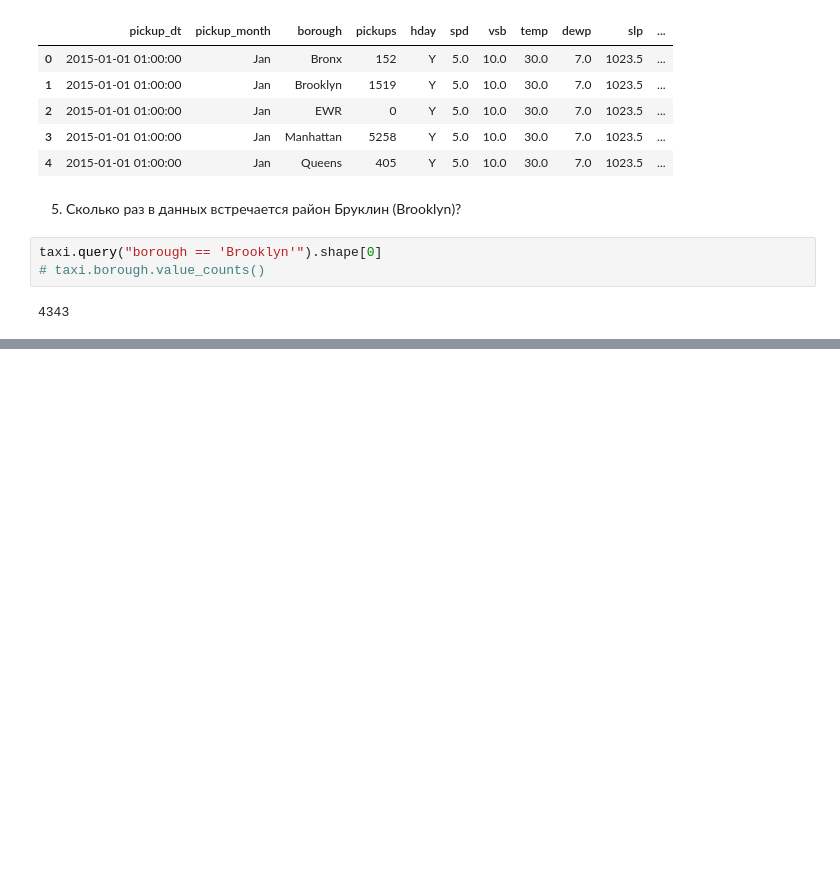
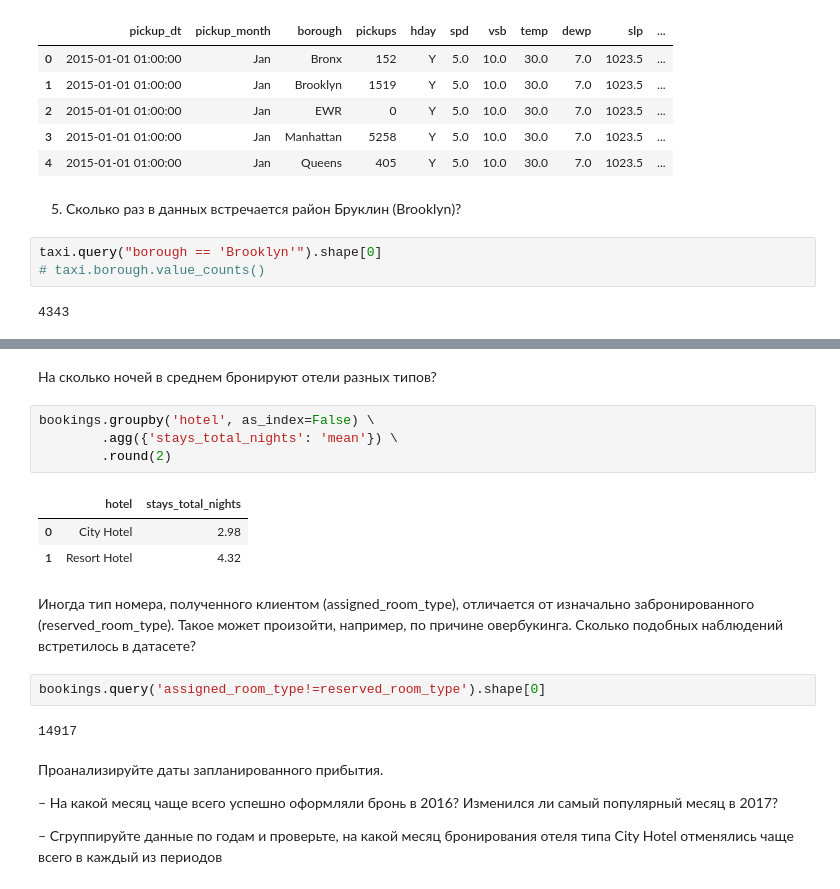
Before and after one commit to galeginkikh/python, a Jupyter notebook: Pandas.ipynb, the cells around one changed output, grey strips where cells are left out. Cells and saved outputs as stored; diff of their text form; blank space fills up the shorter version.

```diff
--- a/Pandas.ipynb
+++ b/Pandas.ipynb
@@ -145,0 +265,22 @@ taxi.query("borough == 'Brooklyn'").shape[0]
+# %% [markdown]
+На сколько ночей в среднем бронируют отели разных типов?
+# %%
+bookings.groupby('hotel', as_index=False) \
+        .agg({'stays_total_nights': 'mean'}) \
+        .round(2)
+# %% [output]
+|  | hotel | stays_total_nights |
+| 0 | City Hotel | 2.98 |
+| 1 | Resort Hotel | 4.32 |
+# %% [markdown]
+Иногда тип номера, полученного клиентом (assigned_room_type), отличается от изначально забронированного (reserved_room_type). Такое может произойти, например, по причине овербукинга. Сколько подобных наблюдений встретилось в датасете?
+# %%
+bookings.query('assigned_room_type!=reserved_room_type').shape[0]
+# %% [output]
+14917
+# %% [markdown]
+Проанализируйте даты запланированного прибытия.
+
+– На какой месяц чаще всего успешно оформляли бронь в 2016? Изменился ли самый популярный месяц в 2017?
+
+– Сгруппируйте данные по годам и проверьте, на какой месяц бронирования отеля типа City Hotel отменялись чаще всего в каждый из периодов
```
Also changed, not shown: parts of 45 cells of this notebook, 1 other file.
